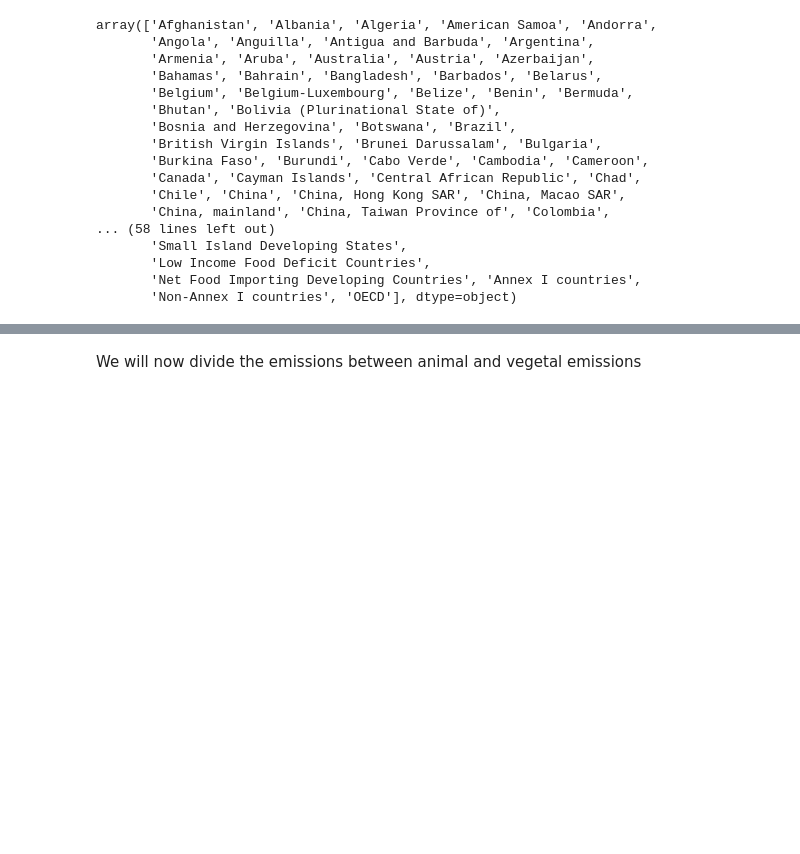
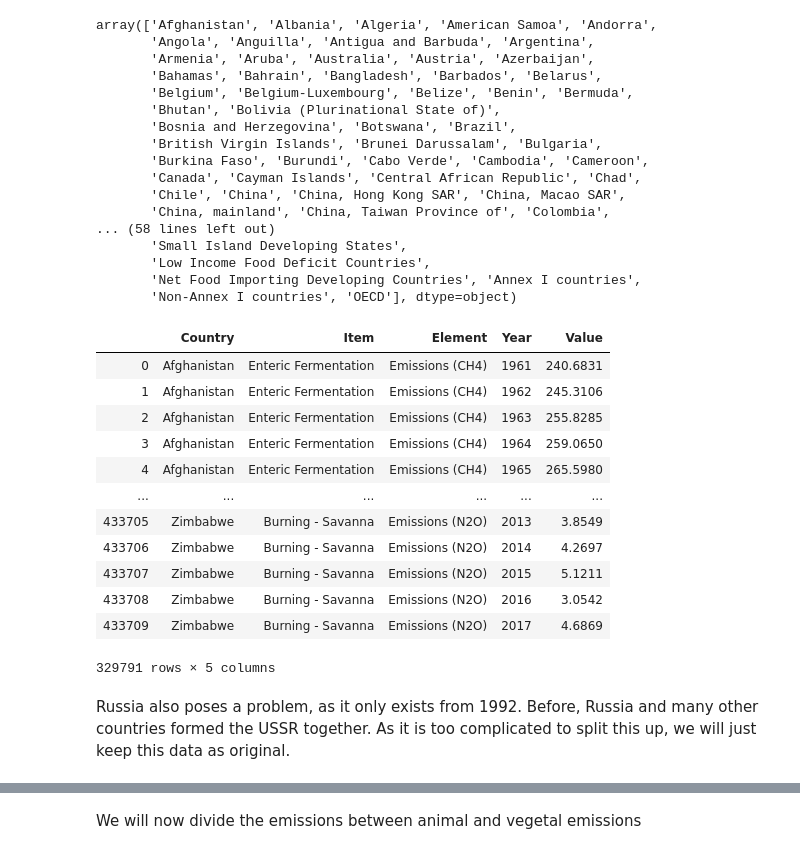
Before and after one commit to Lambo97/ADAProject, a Jupyter notebook: src/Milestone2.ipynb, the cells around one changed output, grey strips where cells are left out. Cells and saved outputs as stored; diff of their text form; code cells hidden in the pictures; blank space fills up the shorter version.

```diff
--- a/src/Milestone2.ipynb
+++ b/src/Milestone2.ipynb
@@ -234,4 +246,4 @@ emissions_total = emissions_total.drop(emissions_total[emissions_total['Area'].i
 emissions_total = emissions_total.rename(columns={'Area':'Country'})
 
 # Keep only past data
-emissions_total = emissions_total[emissions_total.Year < 2019]
+emissions_total = emissions_total[(emissions_total.Year < 2019)]
@@ -244,0 +250,16 @@ emissions_total.loc[emissions_total[emissions_total['Country'] == 'USSR'].index,
+# %%
+emissions_total
+# %% [output]
+|  | Country | Item | Element | Year | Value |
+| 0 | Afghanistan | Enteric Fermentation | Emissions (CH4) | 1961 | 240.6831 |
+| 1 | Afghanistan | Enteric Fermentation | Emissions (CH4) | 1962 | 245.3106 |
+| 2 | Afghanistan | Enteric Fermentation | Emissions (CH4) | 1963 | 255.8285 |
+| 3 | Afghanistan | Enteric Fermentation | Emissions (CH4) | 1964 | 259.0650 |
+| 4 | Afghanistan | Enteric Fermentation | Emissions (CH4) | 1965 | 265.5980 |
+| ... | ... | ... | ... | ... | ... |
+| 433705 | Zimbabwe | Burning - Savanna | Emissions (N2O) | 2013 | 3.8549 |
+| 433706 | Zimbabwe | Burning - Savanna | Emissions (N2O) | 2014 | 4.2697 |
+| 433707 | Zimbabwe | Burning - Savanna | Emissions (N2O) | 2015 | 5.1211 |
+| 433708 | Zimbabwe | Burning - Savanna | Emissions (N2O) | 2016 | 3.0542 |
+| 433709 | Zimbabwe | Burning - Savanna | Emissions (N2O) | 2017 | 4.6869 |
+329791 rows × 5 columns
@@ -245,3 +271,6 @@ emissions_total.loc[emissions_total[emissions_total['Country'] == 'USSR'].index,
+# %% [markdown]
+Russia also poses a problem, as it only exists from 1992. Before, Russia and many other countries formed the USSR together.
+As it is too complicated to split this up, we will just keep this data as original.
 # %%
 # Pivot the table to make element columns
 emissions_total = pd.pivot_table(emissions_total, values='Value', index=['Country', 'Year'], columns='Item')
```
Also changed, not shown: parts of 7 cells of this notebook.
